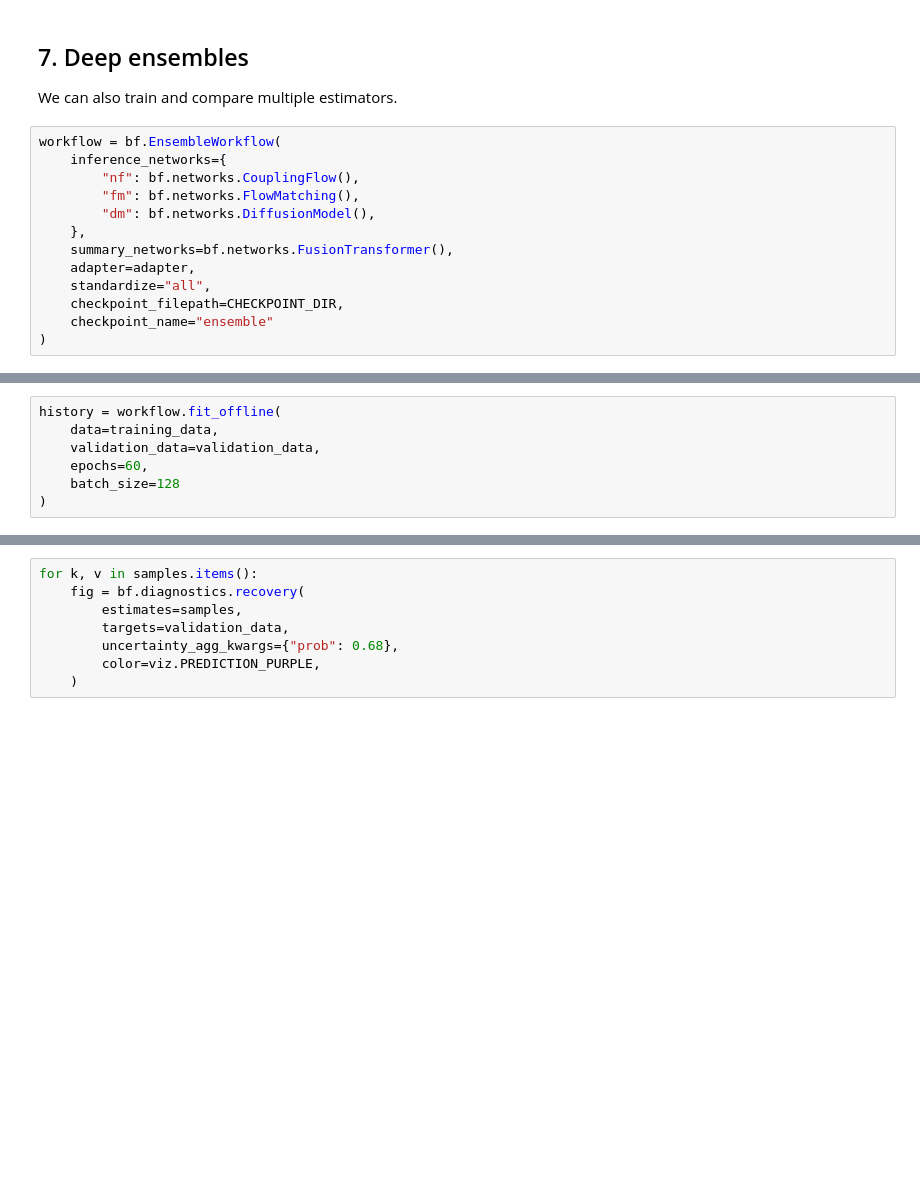
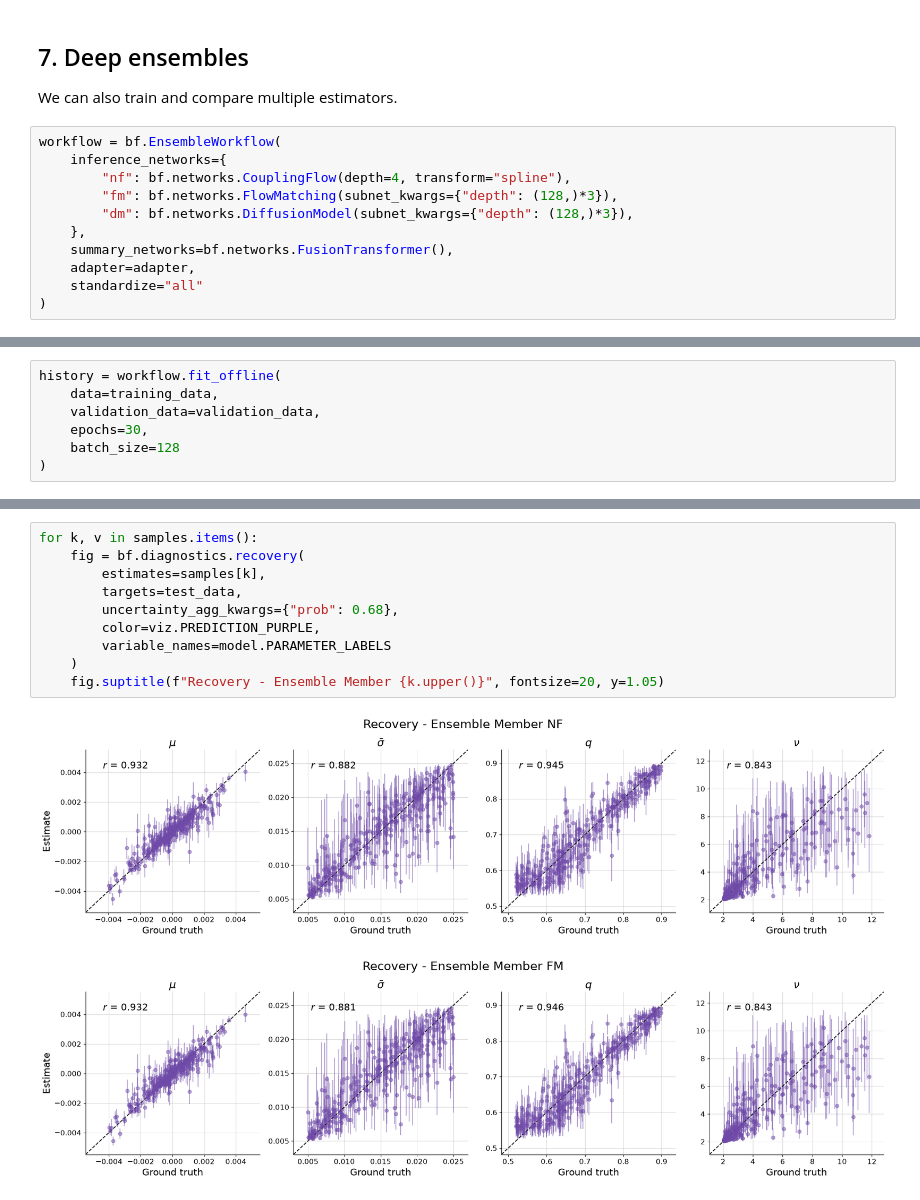
Before and after one commit to stefanradev93/amortized-fractals, a Jupyter notebook: mmar_univariate.ipynb, the cells around one changed output, grey strips where cells are left out. Cells and saved outputs as stored; diff of their text form; blank space fills up the shorter version.

```diff
--- a/mmar_univariate.ipynb
+++ b/mmar_univariate.ipynb
@@ -217,14 +231,12 @@ We can also train and compare multiple estimators.
 # %%
 workflow = bf.EnsembleWorkflow(
     inference_networks={
-        "nf": bf.networks.CouplingFlow(),
-        "fm": bf.networks.FlowMatching(),
-        "dm": bf.networks.DiffusionModel(),
+        "nf": bf.networks.CouplingFlow(depth=4, transform="spline"),
+        "fm": bf.networks.FlowMatching(subnet_kwargs={"depth": (128,)*3}),
+        "dm": bf.networks.DiffusionModel(subnet_kwargs={"depth": (128,)*3}),
     },
     summary_networks=bf.networks.FusionTransformer(),
     adapter=adapter,
-    standardize="all",
-    checkpoint_filepath=CHECKPOINT_DIR,
-    checkpoint_name="ensemble"
+    standardize="all"
 )
 # %% [output]
@@ -233,7 +245,7 @@ WARNING:bayesflow:EnsembleApproximator contains shared component 'summary_networ
 history = workflow.fit_offline(
     data=training_data,
     validation_data=validation_data,
-    epochs=60,
+    epochs=30,
     batch_size=128
 )
 # %% [output]
@@ -273,8 +297,13 @@ samples = workflow.sample(
 # %%
 for k, v in samples.items():
     fig = bf.diagnostics.recovery(
-        estimates=samples,
-        targets=validation_data,
+        estimates=samples[k],
+        targets=test_data,
         uncertainty_agg_kwargs={"prob": 0.68},
         color=viz.PREDICTION_PURPLE,
+        variable_names=model.PARAMETER_LABELS
     )
+    fig.suptitle(f"Recovery - Ensemble Member {k.upper()}", fontsize=20, y=1.05)
+# %% [output]
+[figure, added]
+[figure, added]
```
Also changed, not shown: parts of 16 cells of this notebook, 10 other files.
